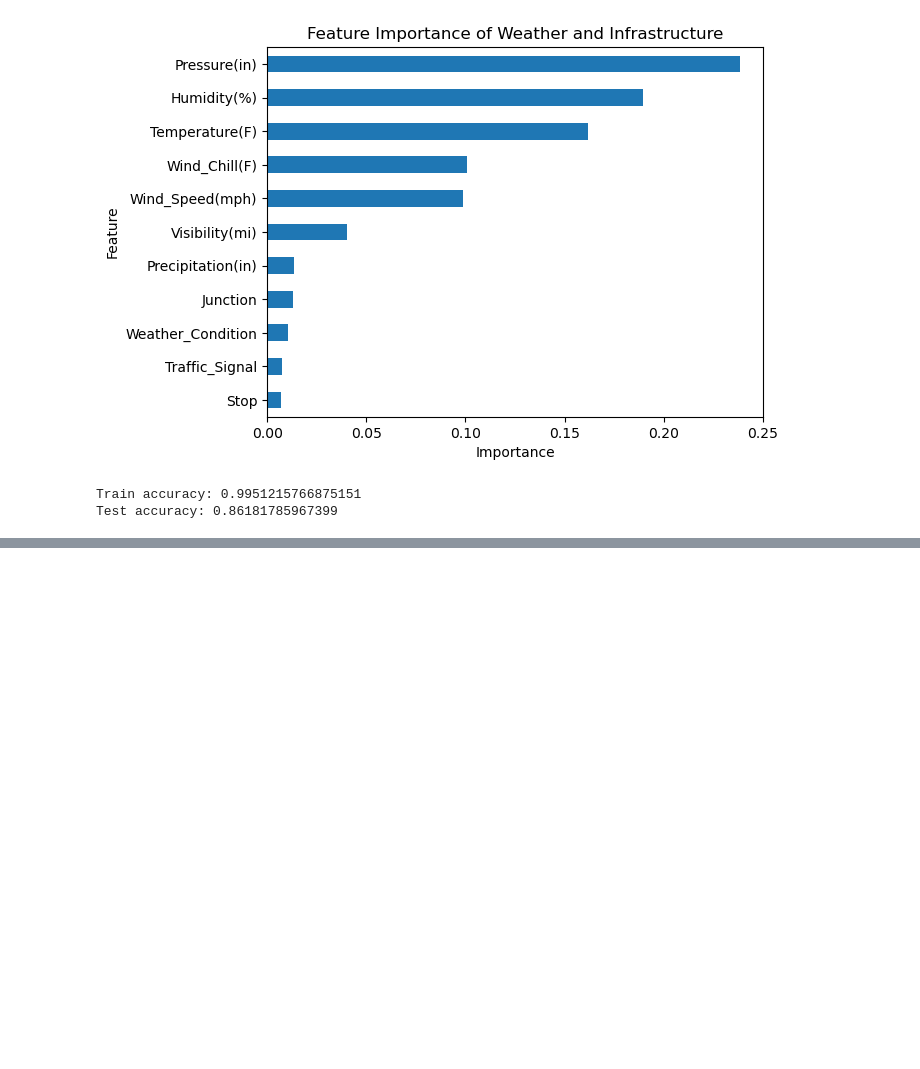
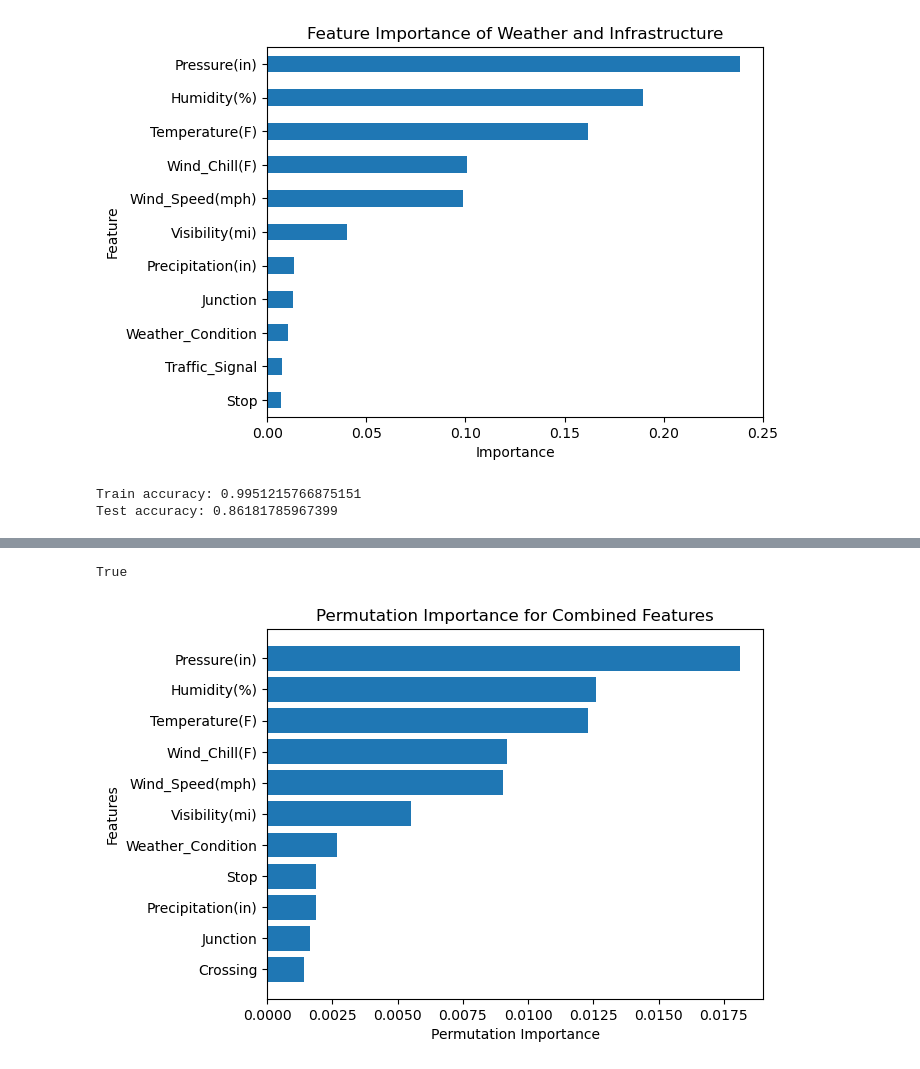
Before and after one commit to fletchmur/car-accidents, a Jupyter notebook: Infrastructure_Weather.ipynb, the cells around one changed output, grey strips where cells are left out. Drawn from its saved outputs; the diff is of its cells as text; code cells hidden in the pictures; blank space fills up the shorter version.

Commit message:
permutation

```diff
--- a/Infrastructure_Weather.ipynb
+++ b/Infrastructure_Weather.ipynb
@@ -76,3 +77,20 @@ print("Test accuracy:", rfc.score(X_test, y_test))
 # %% [output]
 Train accuracy: 0.9951215766875151
 Test accuracy: 0.86181785967399
+# %%
+#finding if it's biased or not
+# Take a 10% or 5% sample of X_test
+X_test_small = X_test.sample(frac=0.30, random_state=42)
+y_test_small = y_test.loc[X_test_small.index]
+
+r = permutation_importance(rfc, X_test_small, y_test_small, n_repeats=10, random_state=42)
+
+top = 0
+featu_top = []
+lib = {}
+for name, imp in zip(X_test.columns, r.importances_mean):
+    print(name, imp)
+    lib[name] = imp
+    if imp > top:
+        top = imp
+        featu_top = name
@@ -78,0 +115,19 @@ Test accuracy: 0.86181785967399
+# %%
+lib_nonneg = {k: max(0, v) for k, v in lib.items()}
+sorted_items = sorted(lib_nonneg.items(), key=lambda x: x[1])
+features, importances = zip(*sorted_items)
+
+print(len(features) == len(importances))
+k = len(features) // 4
+features = features[-k:]
+importances = importances[-k:]
+
+
+plt.barh(features, importances)
+plt.title("Permutation Importance for Combined Features")
+plt.xlabel("Permutation Importance")
+plt.ylabel("Features")
+plt.show()
+# %% [output]
+True
+[figure, added]
```
Also changed, not shown: parts of 2 cells of this notebook.
